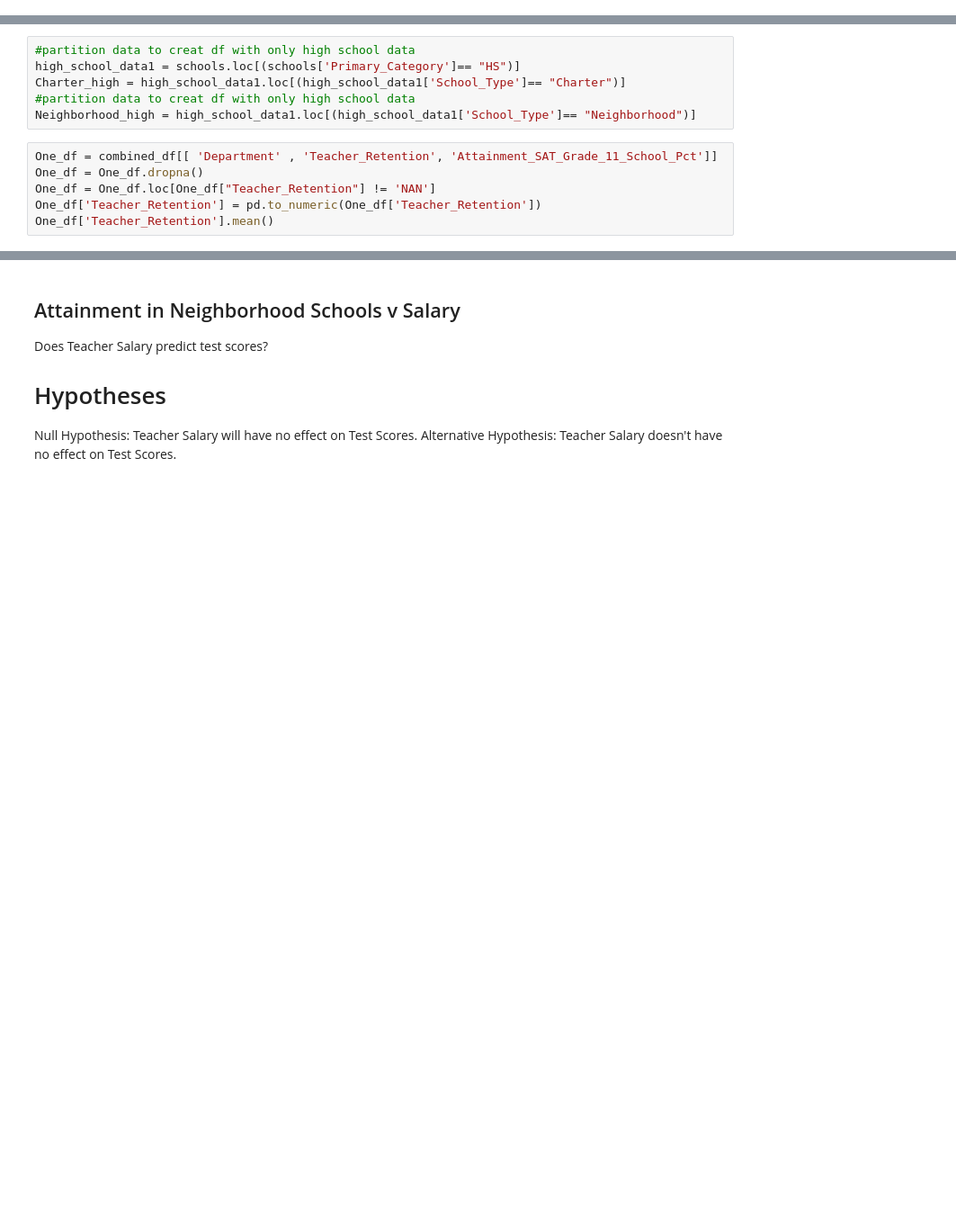
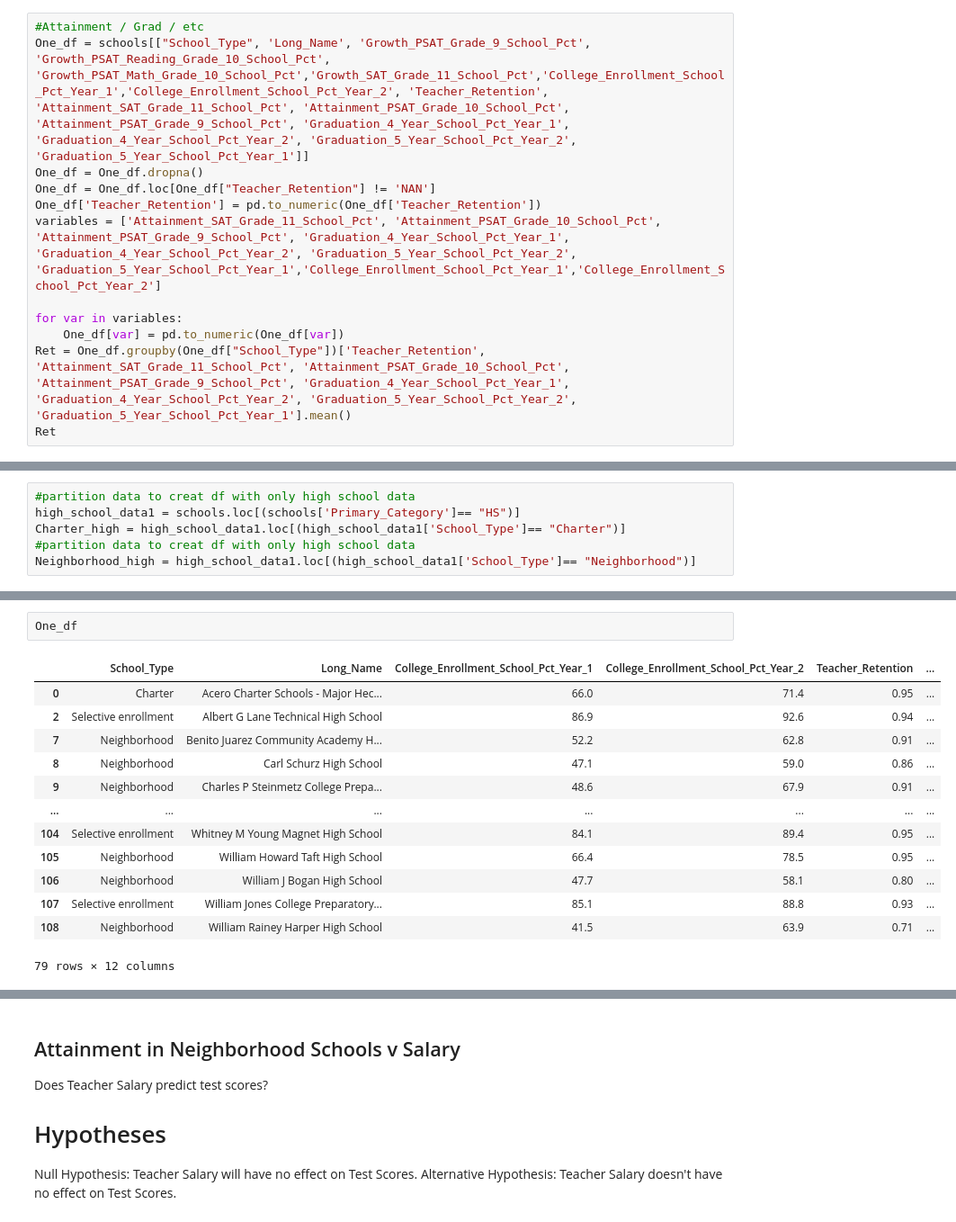
Before and after one commit to RiverJAM/CPS_Data_Analysis, a Jupyter notebook: Playing with Pies.ipynb, the cells around one changed output, grey strips where cells are left out. Shown at 90% size. Drawn from its saved outputs; the diff is of its cells as text; blank space fills up the shorter version.

```diff
--- a/Playing with Pies.ipynb
+++ b/Playing with Pies.ipynb
@@ -32,0 +45,12 @@ schools.groupby(schools["School_Type"]).count()
+# %%
+#Attainment / Grad / etc
+One_df = schools[["School_Type", 'Long_Name', 'Growth_PSAT_Grade_9_School_Pct', 'Growth_PSAT_Reading_Grade_10_School_Pct', 'Growth_PSAT_Math_Grade_10_School_Pct','Growth_SAT_Grade_11_School_Pct','College_Enrollment_School_Pct_Year_1','College_Enrollment_School_Pct_Year_2', 'Teacher_Retention', 'Attainment_SAT_Grade_11_School_Pct', 'Attainment_PSAT_Grade_10_School_Pct', 'Attainment_PSAT_Grade_9_School_Pct', 'Graduation_4_Year_School_Pct_Year_1', 'Graduation_4_Year_School_Pct_Year_2', 'Graduation_5_Year_School_Pct_Year_2', 'Graduation_5_Year_School_Pct_Year_1']]
+One_df = One_df.dropna()
+One_df = One_df.loc[One_df["Teacher_Retention"] != 'NAN']
+One_df['Teacher_Retention'] = pd.to_numeric(One_df['Teacher_Retention'])
+variables = ['Attainment_SAT_Grade_11_School_Pct', 'Attainment_PSAT_Grade_10_School_Pct', 'Attainment_PSAT_Grade_9_School_Pct', 'Graduation_4_Year_School_Pct_Year_1', 'Graduation_4_Year_School_Pct_Year_2', 'Graduation_5_Year_School_Pct_Year_2', 'Graduation_5_Year_School_Pct_Year_1','College_Enrollment_School_Pct_Year_1','College_Enrollment_School_Pct_Year_2']
+
+for var in variables:
+    One_df[var] = pd.to_numeric(One_df[var])
+Ret = One_df.groupby(One_df["School_Type"])['Teacher_Retention', 'Attainment_SAT_Grade_11_School_Pct', 'Attainment_PSAT_Grade_10_School_Pct', 'Attainment_PSAT_Grade_9_School_Pct', 'Graduation_4_Year_School_Pct_Year_1', 'Graduation_4_Year_School_Pct_Year_2', 'Graduation_5_Year_School_Pct_Year_2', 'Graduation_5_Year_School_Pct_Year_1'].mean()
+Ret
@@ -36,9 +67,3 @@ high_school_data1 = schools.loc[(schools['Primary_Category']== "HS")]
 Charter_high = high_school_data1.loc[(high_school_data1['School_Type']== "Charter")]
 #partition data to creat df with only high school data
 Neighborhood_high = high_school_data1.loc[(high_school_data1['School_Type']== "Neighborhood")]
-# %%
-One_df = combined_df[[ 'Department' , 'Teacher_Retention', 'Attainment_SAT_Grade_11_School_Pct']]
-One_df = One_df.dropna()
-One_df = One_df.loc[One_df["Teacher_Retention"] != 'NAN']
-One_df['Teacher_Retention'] = pd.to_numeric(One_df['Teacher_Retention'])
-One_df['Teacher_Retention'].mean()
@@ -68,0 +101,16 @@ Neighborhood_high
+# %%
+One_df
+# %% [output]
+|  | School_Type | Long_Name | College_Enrollment_School_Pct_Year_1 | College_Enrollment_School_Pct_Year_2 | Teacher_Retention | ... |
+| 0 | Charter | Acero Charter Schools - Major Hec... | 66.0 | 71.4 | 0.95 | ... |
+| 2 | Selective enrollment | Albert G Lane Technical High School | 86.9 | 92.6 | 0.94 | ... |
+| 7 | Neighborhood | Benito Juarez Community Academy H... | 52.2 | 62.8 | 0.91 | ... |
+| 8 | Neighborhood | Carl Schurz High School | 47.1 | 59.0 | 0.86 | ... |
+| 9 | Neighborhood | Charles P Steinmetz College Prepa... | 48.6 | 67.9 | 0.91 | ... |
+| ... | ... | ... | ... | ... | ... | ... |
+| 104 | Selective enrollment | Whitney M Young Magnet High School | 84.1 | 89.4 | 0.95 | ... |
+| 105 | Neighborhood | William Howard Taft High School | 66.4 | 78.5 | 0.95 | ... |
+| 106 | Neighborhood | William J Bogan High School | 47.7 | 58.1 | 0.80 | ... |
+| 107 | Selective enrollment | William Jones College Preparatory... | 85.1 | 88.8 | 0.93 | ... |
+| 108 | Neighborhood | William Rainey Harper High School | 41.5 | 63.9 | 0.71 | ... |
+79 rows × 12 columns
```
Also changed, not shown: parts of 22 cells of this notebook.
